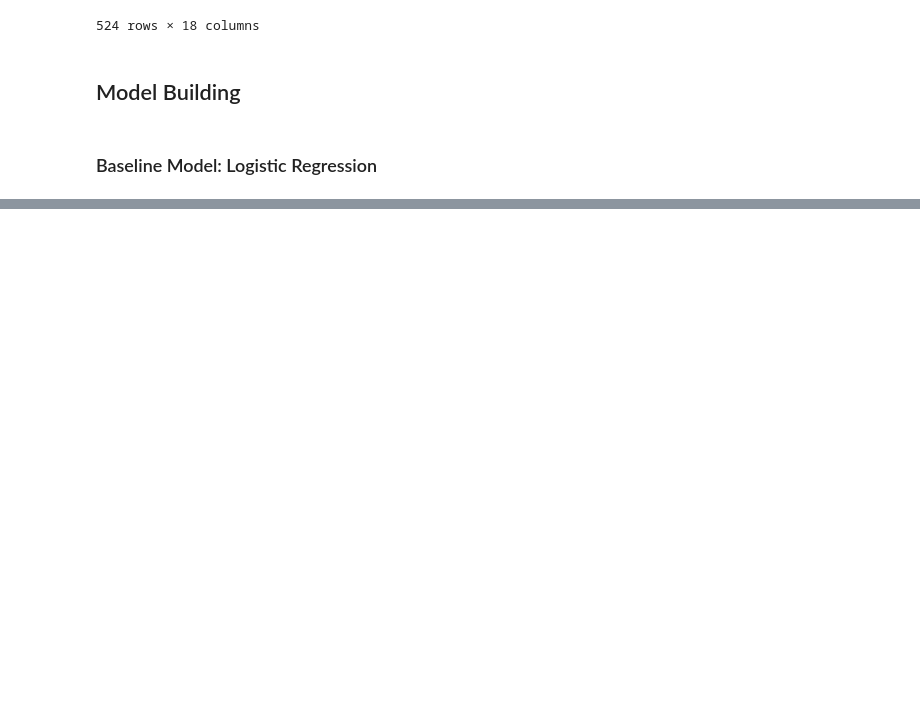
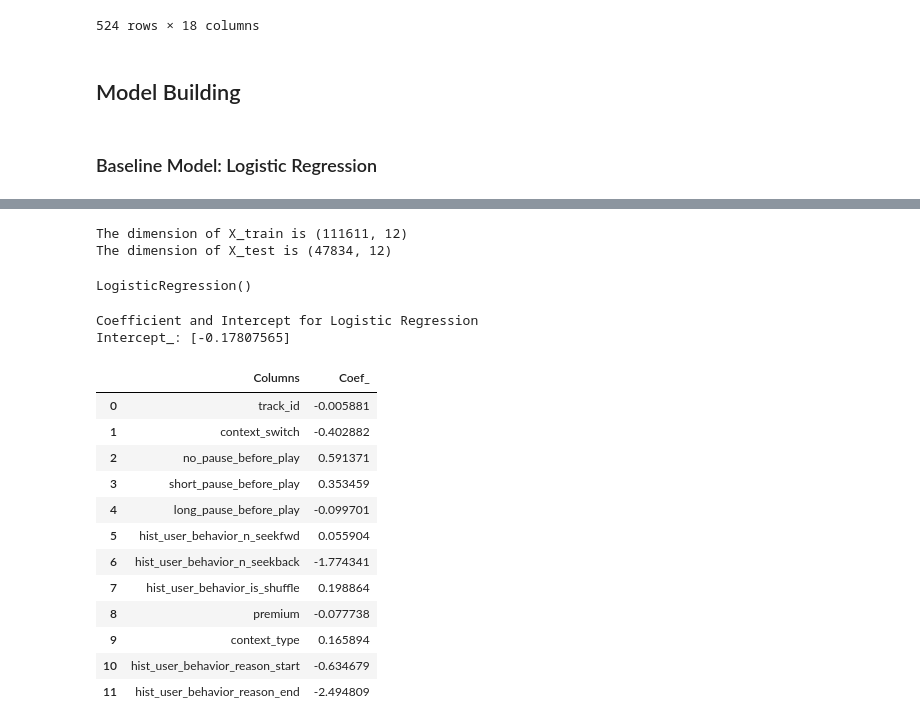
Before and after one commit to AbiirBarounii/Spotify-Skip-Prediction, a Jupyter notebook: notebook_copy.ipynb, the cells around one changed output, grey strips where cells are left out. Saved outputs shown, nothing was run; the diff lists cells and outputs as text; code cells hidden in the pictures; blank space fills up the shorter version.

```diff
--- a/notebook_copy.ipynb
+++ b/notebook_copy.ipynb
@@ -512,0 +591,47 @@ df_logs_mod[df_logs_mod['track_id'] == 't_77b02acb-1b1f-4b36-b8fc-2c3e01892b9a']
+# %%
+X = df_logs_mod.drop('target', axis= 1)
+y = df_logs_mod['target']
+
+
+#splot
+X_train, X_test, y_train, y_test = train_test_split(X, y, test_size=0.3, random_state=17)
+
+print("The dimension of X_train is {}".format(X_train.shape))
+print("The dimension of X_test is {}".format(X_test.shape))
+
+#Scale features
+scaler = StandardScaler()
+X_train = scaler.fit_transform(X_train)
+X_test = scaler.transform(X_test)
+# %% [output]
+The dimension of X_train is (111611, 12)
+The dimension of X_test is (47834, 12)
+# %%
+log = LogisticRegression()
+log.fit(X_train,y_train)
+# %% [output]
+LogisticRegression()
+# %%
+w0 = log.intercept_
+w = log.coef_[0]
+
+Coef_df = pd.DataFrame({'Columns': X.columns, 'Coef_': w})
+print('Coefficient and Intercept for Logistic Regression')
+print(f'Intercept_: {w0}')
+Coef_df
+# %% [output]
+Coefficient and Intercept for Logistic Regression
+Intercept_: [-0.17807565]
+|  | Columns | Coef_ |
+| 0 | track_id | -0.005881 |
+| 1 | context_switch | -0.402882 |
+| 2 | no_pause_before_play | 0.591371 |
+| 3 | short_pause_before_play | 0.353459 |
+| 4 | long_pause_before_play | -0.099701 |
+| 5 | hist_user_behavior_n_seekfwd | 0.055904 |
+| 6 | hist_user_behavior_n_seekback | -1.774341 |
+| 7 | hist_user_behavior_is_shuffle | 0.198864 |
+| 8 | premium | -0.077738 |
+| 9 | context_type | 0.165894 |
+| 10 | hist_user_behavior_reason_start | -0.634679 |
+| 11 | hist_user_behavior_reason_end | -2.494809 |
```
Also changed, not shown: parts of 17 cells of this notebook.
